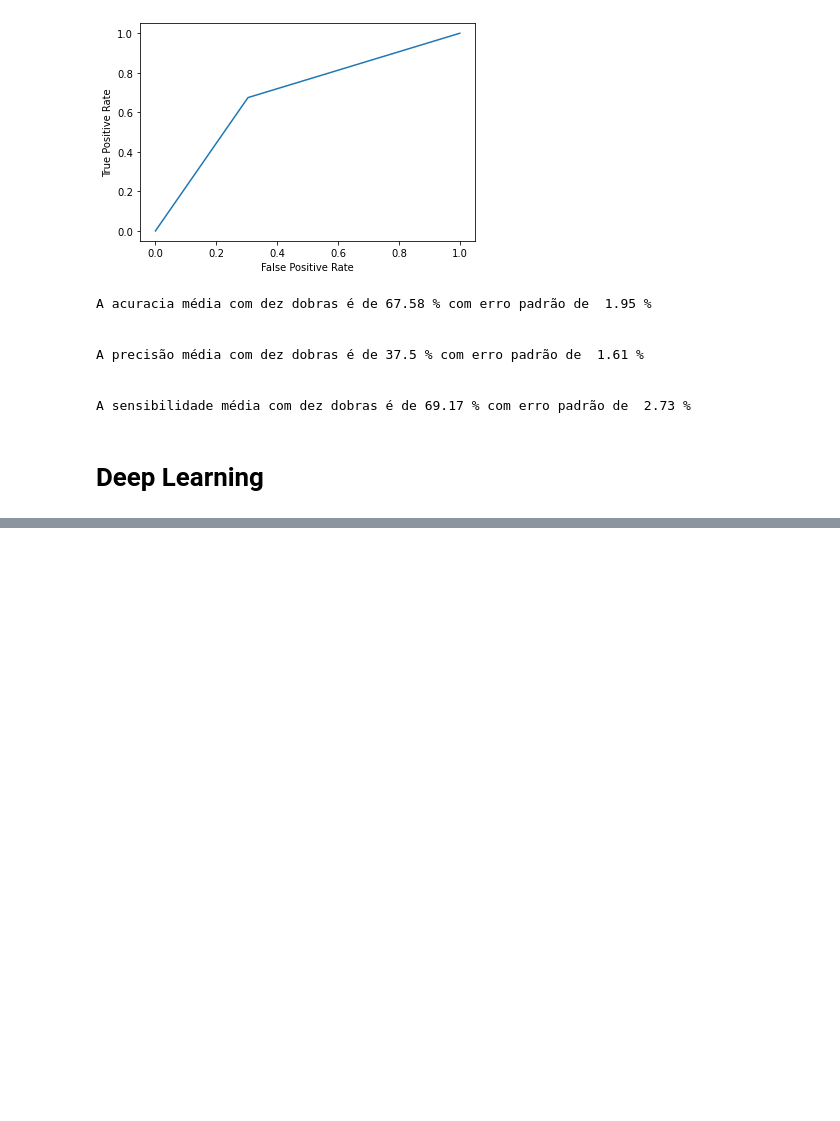
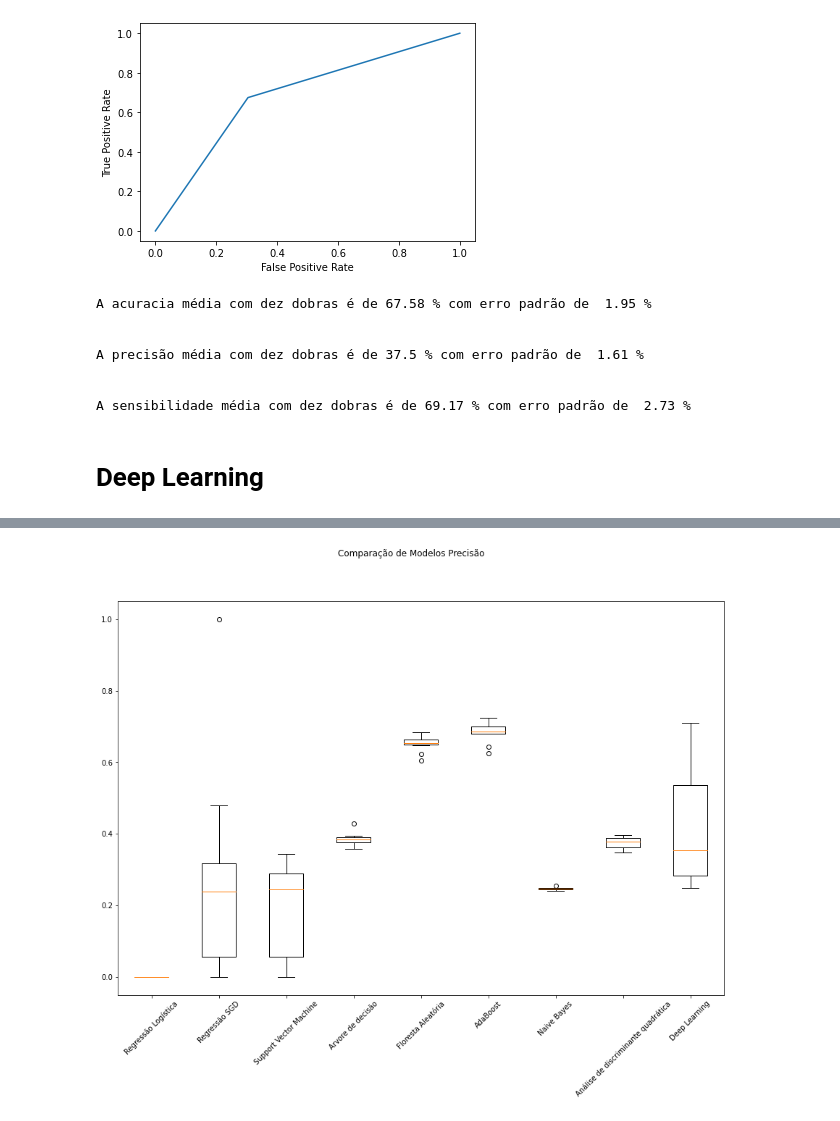
Before and after one commit to Torm198/LabEst2021.1, a Jupyter notebook: 3_montagem_dos_modelos.ipynb, the cells around one changed output, grey strips where cells are left out. Cells and saved outputs as stored; diff of their text form; code cells hidden in the pictures; blank space fills up the shorter version.

```diff
--- a/3_montagem_dos_modelos.ipynb
+++ b/3_montagem_dos_modelos.ipynb
@@ -339,0 +391,11 @@ A sensibilidade média com dez dobras é de 37.12 % com erro padrão de  24.14 %
+# %%
+precisoes = list(map(lambda x: x['test_precision'],resultados ))
+
+fig = plt.figure()
+fig.suptitle('Comparação de Modelos Precisão')
+ax = fig.add_subplot(111)
+plt.boxplot(precisoes )
+ax.set_xticklabels(modelos,rotation = 45)
+plt.show()
+# %% [output]
+[figure, added]
```
Also changed, not shown: parts of 9 cells of this notebook.
